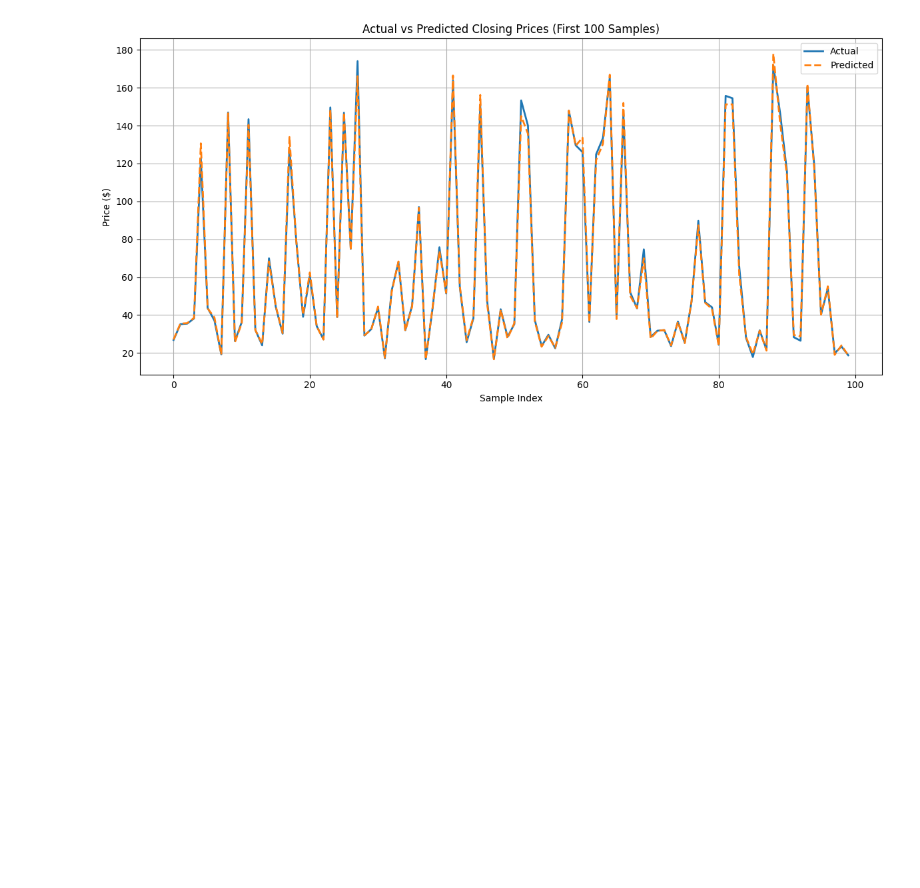
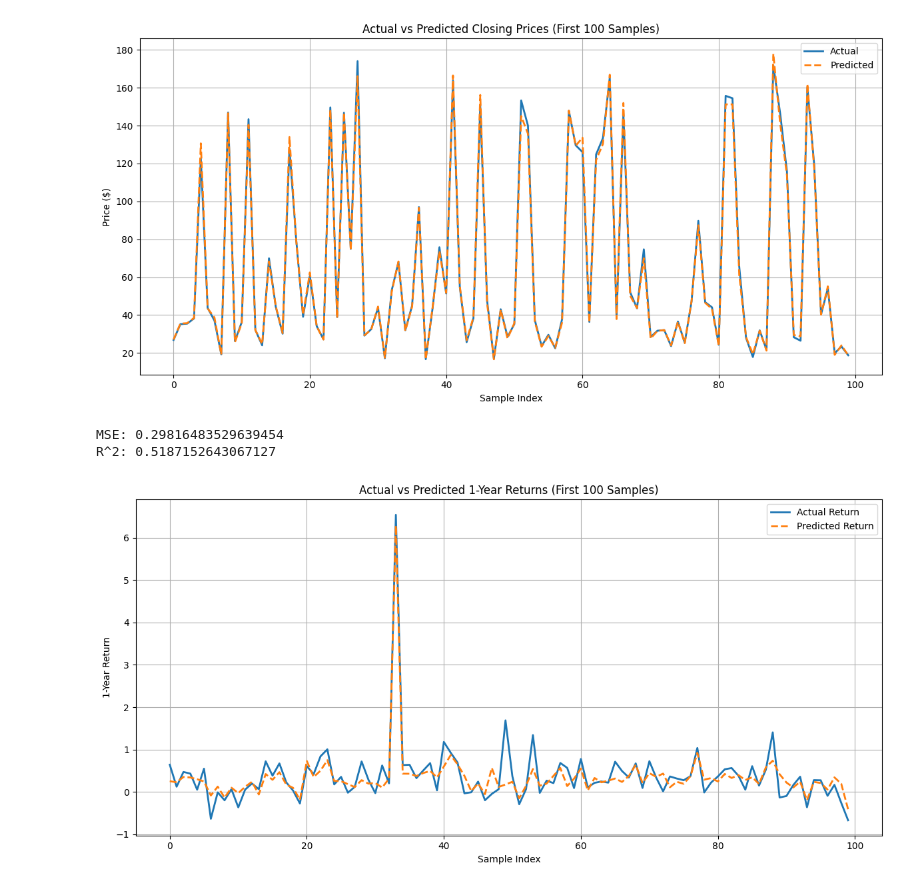
Before and after one commit to fabiola-rojas/itcs3162-final, a Jupyter notebook: itcs3162-final-proj.ipynb, the cells around one changed output. Cells and saved outputs as stored; diff of their text form; code cells hidden in the pictures; blank space fills up the shorter version.

```diff
--- a/itcs3162-final-proj.ipynb
+++ b/itcs3162-final-proj.ipynb
@@ -195,3 +195,41 @@ plt.tight_layout()
 plt.show()
 # %% [output]
 [figure]
+# %%
+df = df.sort_values(by=['company', 'date'])
+lag_features = ['open', 'high', 'low', 'volume', 'gap', 'volatility_5d']
+for col in lag_features:
+    df[f'{col}_lag1'] = df.groupby('company')[col].shift(1)
+# 1-year forward return
+df['target_return_1yr'] = df.groupby('company')['close'].shift(-250) / df['close'] - 1
+# Final features
+features = [f'{col}_lag1' for col in lag_features]
+df_model = df.dropna(subset=features + ['target_return_1yr'])
+# Add company indicator
+X = pd.get_dummies(df_model[features + ['company']], columns=['company'])
+y = df_model['target_return_1yr']
+# Split and train
+X_train, X_test, y_train, y_test = train_test_split(X, y, test_size=0.2, random_state=42)
+model = HistGradientBoostingRegressor()
+model.fit(X_train, y_train)
+# Predict and evaluate
+y_pred = model.predict(X_test)
+print("MSE:", mean_squared_error(y_test, y_pred))
+print("R^2:", r2_score(y_test, y_pred))
+# %% [output]
+MSE: 0.29816483529639454
+R^2: 0.5187152643067127
+# %%
+n = 100
+plt.figure(figsize=(12, 6))
+plt.plot(range(n), y_test[:n].values, label="Actual Return", linewidth=2)
+plt.plot(range(n), y_pred[:n], label="Predicted Return", linewidth=2, linestyle='dashed')
+plt.title("Actual vs Predicted 1-Year Returns (First 100 Samples)")
+plt.xlabel("Sample Index")
+plt.ylabel("1-Year Return")
+plt.legend()
+plt.grid(True)
+plt.tight_layout()
+plt.show()
+# %% [output]
+[figure, added]
```
